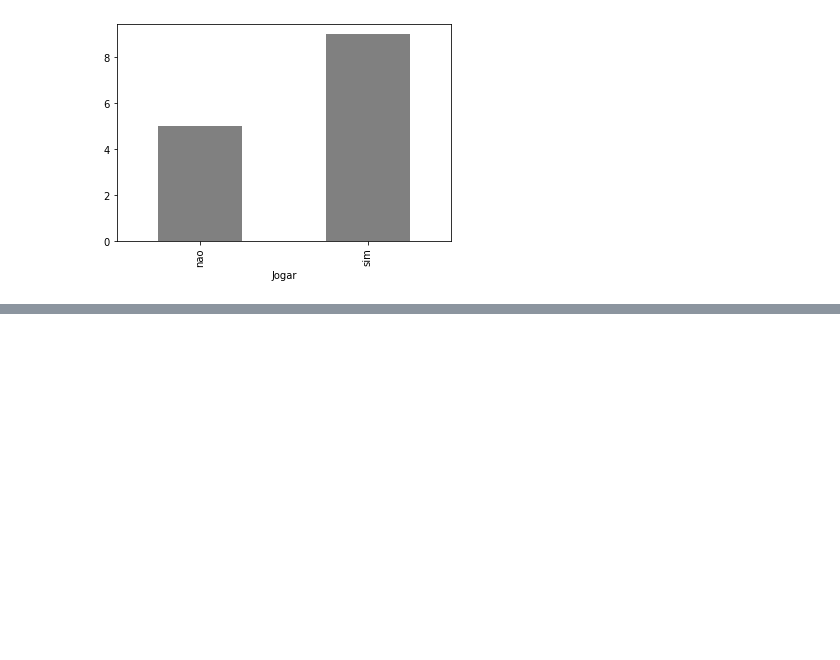
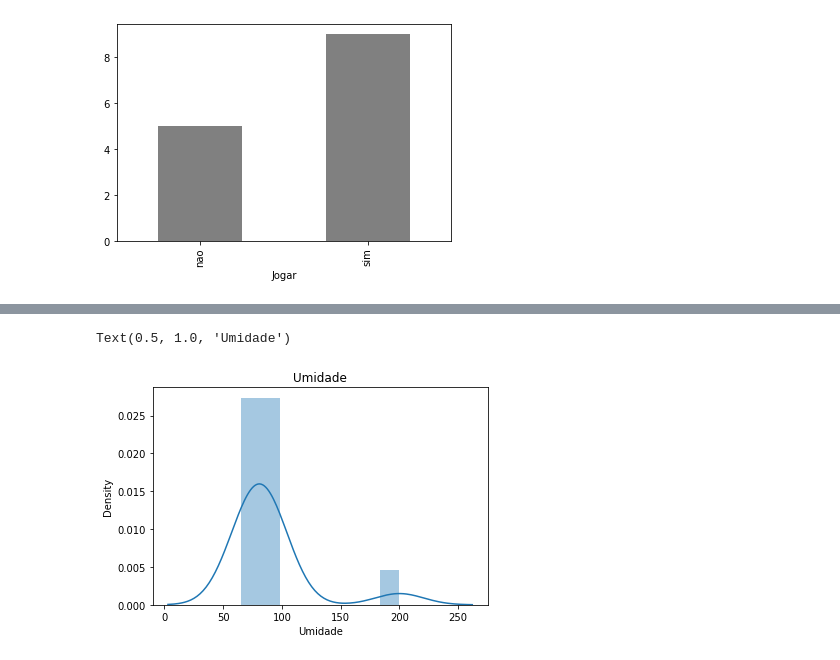
Before and after one commit to hecpinheiro/Ciencia-de-dados, a Jupyter notebook: tempo.ipynb, the cells around one changed output, grey strips where cells are left out. Cells and saved outputs as stored; diff of their text form; code cells hidden in the pictures; blank space fills up the shorter version.

```diff
--- a/tempo.ipynb
+++ b/tempo.ipynb
@@ -84,0 +128,5 @@ jogargroup.plot.bar(color = 'gray')
+# %%
+srn.distplot(dataset['Umidade']).set_title('Umidade')
+# %% [output]
+Text(0.5, 1.0, 'Umidade')
+[figure, added]
```
Also changed, not shown: parts of 9 cells of this notebook.
